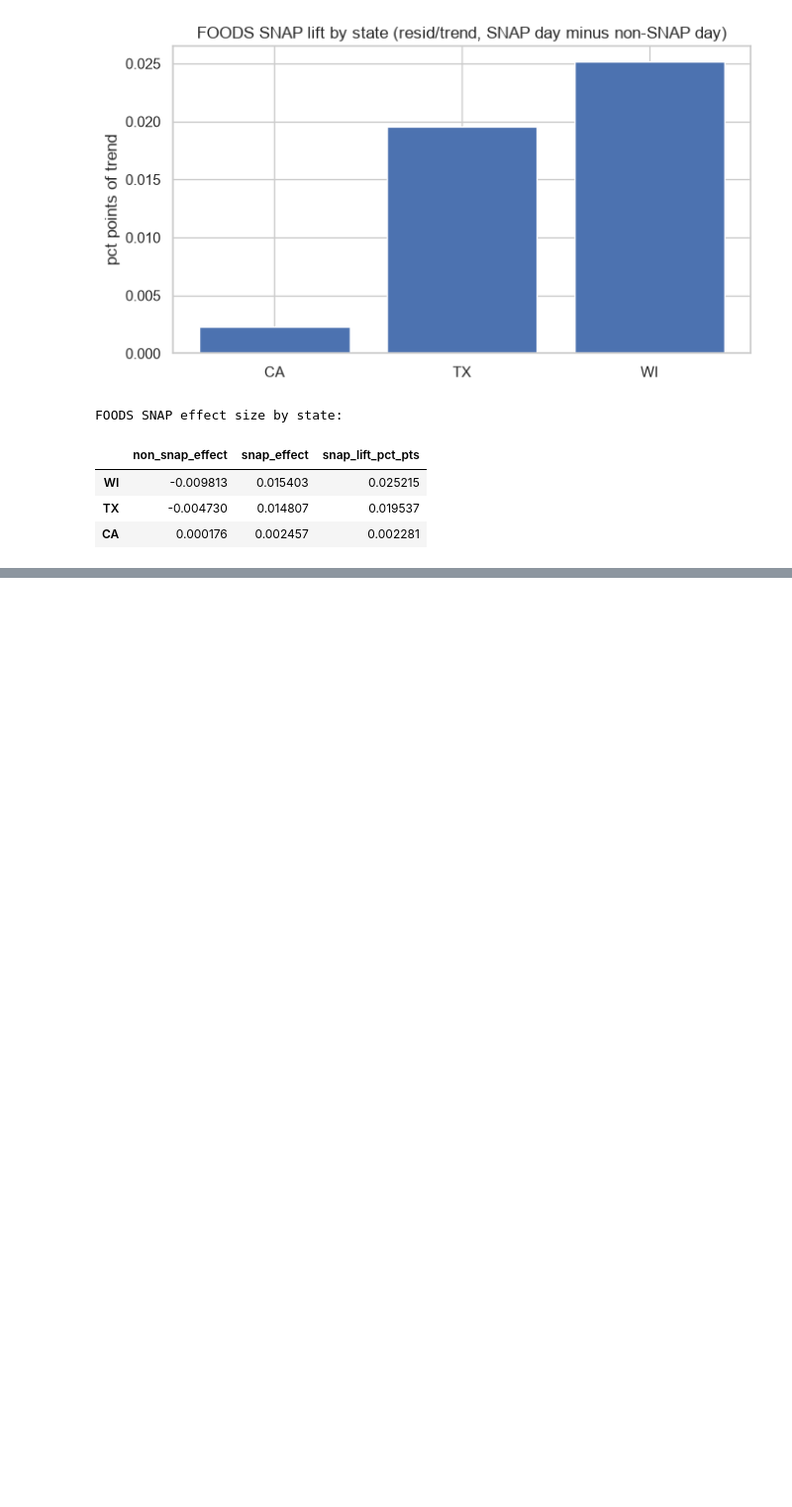
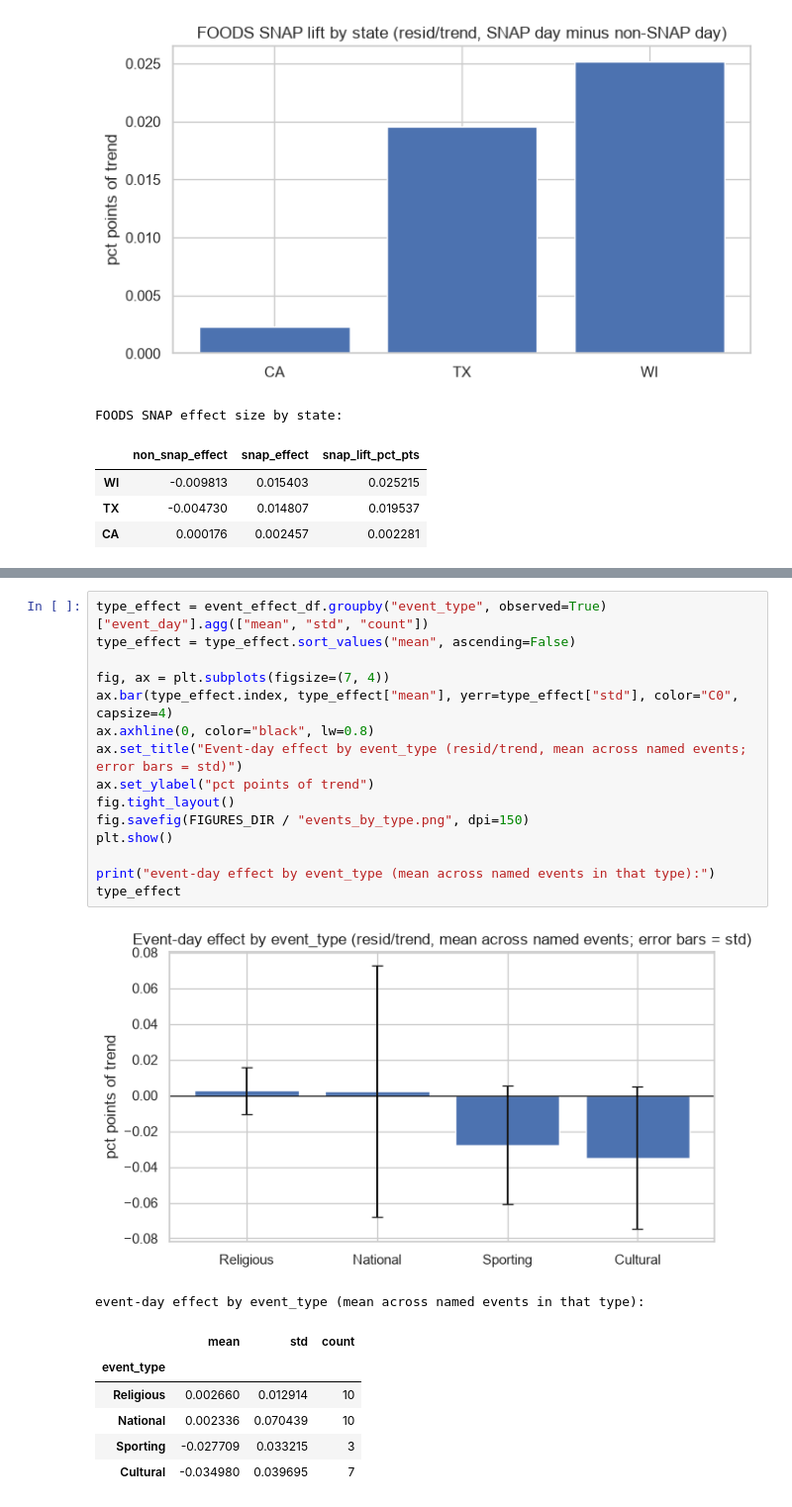
Before and after one commit to traha-89/M5_Forecasting_Accuracy, a Jupyter notebook: notebooks/02_eda.ipynb, the cells around one changed output, grey strips where cells are left out. Shown at 99% size. Cells and saved outputs as stored; diff of their text form; blank space fills up the shorter version.

```diff
--- a/notebooks/02_eda.ipynb
+++ b/notebooks/02_eda.ipynb
@@ -370,0 +526,24 @@ FOODS SNAP effect size by state:
+# %%
+type_effect = event_effect_df.groupby("event_type", observed=True)["event_day"].agg(["mean", "std", "count"])
+type_effect = type_effect.sort_values("mean", ascending=False)
+
+fig, ax = plt.subplots(figsize=(7, 4))
+ax.bar(type_effect.index, type_effect["mean"], yerr=type_effect["std"], color="C0", capsize=4)
+ax.axhline(0, color="black", lw=0.8)
+ax.set_title("Event-day effect by event_type (resid/trend, mean across named events; error bars = std)")
+ax.set_ylabel("pct points of trend")
+fig.tight_layout()
+fig.savefig(FIGURES_DIR / "events_by_type.png", dpi=150)
+plt.show()
+
+print("event-day effect by event_type (mean across named events in that type):")
+type_effect
+# %% [output]
+[figure, added]
+event-day effect by event_type (mean across named events in that type):
+|  | mean | std | count |
+| event_type |  |  |  |
+| Religious | 0.002660 | 0.012914 | 10 |
+| National | 0.002336 | 0.070439 | 10 |
+| Sporting | -0.027709 | 0.033215 | 3 |
+| Cultural | -0.034980 | 0.039695 | 7 |
```
Also changed, not shown: parts of 29 cells of this notebook, 14 other files.
